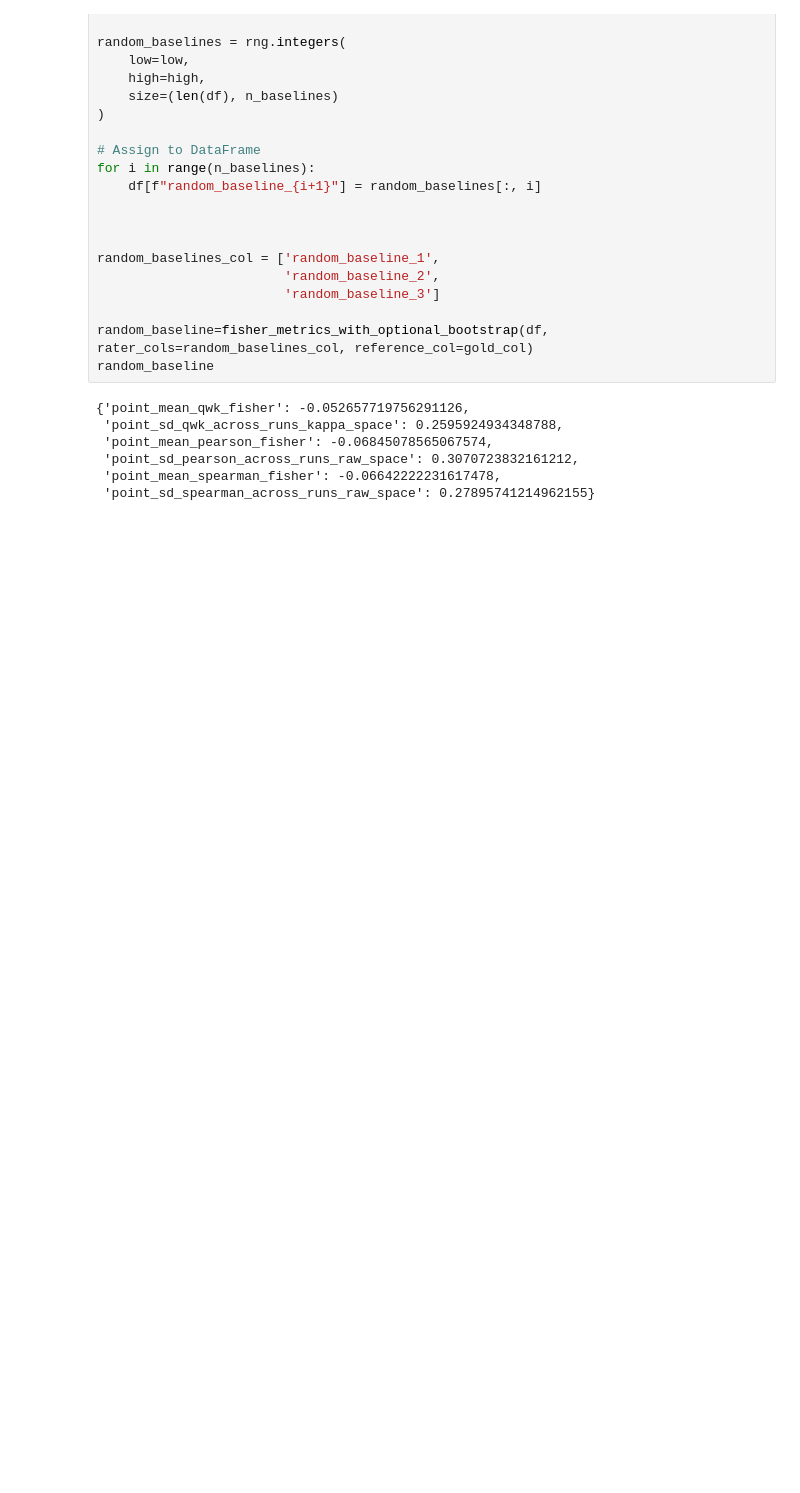
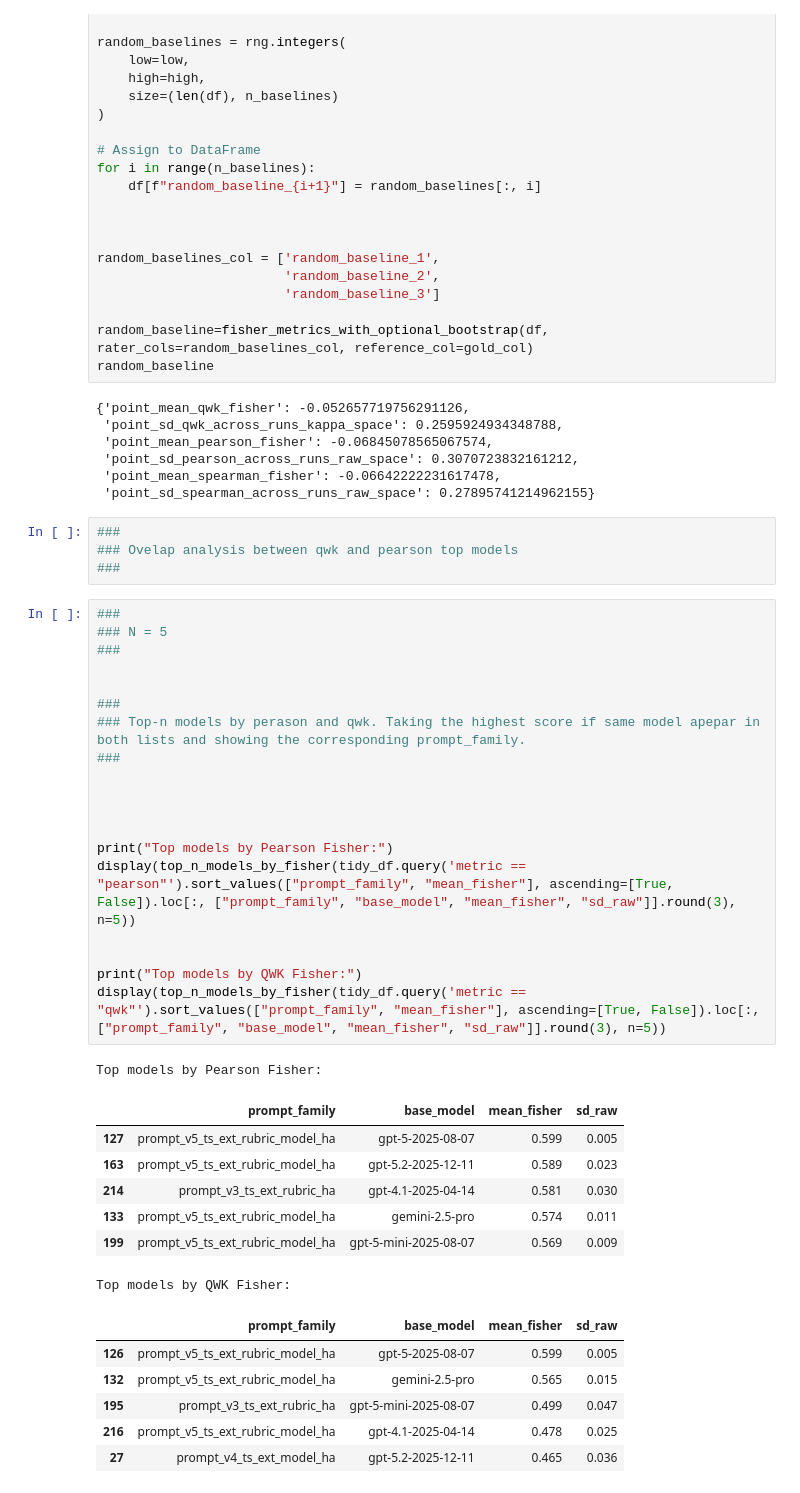
Before and after one commit to abdullahalzubaer/icail2026, a Jupyter notebook: code/analysis/criminal_law.ipynb, the cells around one changed output. Drawn from its saved outputs; the diff is of its cells as text; blank space fills up the shorter version.

```diff
--- a/code/analysis/criminal_law.ipynb
+++ b/code/analysis/criminal_law.ipynb
@@ -216,3 +216,41 @@ random_baseline
  'point_sd_pearson_across_runs_raw_space': 0.3070723832161212,
  'point_mean_spearman_fisher': -0.06642222231617478,
  'point_sd_spearman_across_runs_raw_space': 0.27895741214962155}
+# %%
+###
+### Ovelap analysis between qwk and pearson top models
+###
+# %%
+###
+### N = 5
+###
+
+
+###
+### Top-n models by perason and qwk. Taking the highest score if same model apepar in both lists and showing the corresponding prompt_family.
+###
+
+
+
+
+print("Top models by Pearson Fisher:")
+display(top_n_models_by_fisher(tidy_df.query('metric == "pearson"').sort_values(["prompt_family", "mean_fisher"], ascending=[True, False]).loc[:, ["prompt_family", "base_model", "mean_fisher", "sd_raw"]].round(3), n=5))
+
+
+print("Top models by QWK Fisher:")
+display(top_n_models_by_fisher(tidy_df.query('metric == "qwk"').sort_values(["prompt_family", "mean_fisher"], ascending=[True, False]).loc[:, ["prompt_family", "base_model", "mean_fisher", "sd_raw"]].round(3), n=5))
+# %% [output]
+Top models by Pearson Fisher:
+|  | prompt_family | base_model | mean_fisher | sd_raw |
+| 127 | prompt_v5_ts_ext_rubric_model_ha | gpt-5-2025-08-07 | 0.599 | 0.005 |
+| 163 | prompt_v5_ts_ext_rubric_model_ha | gpt-5.2-2025-12-11 | 0.589 | 0.023 |
+| 214 | prompt_v3_ts_ext_rubric_ha | gpt-4.1-2025-04-14 | 0.581 | 0.030 |
+| 133 | prompt_v5_ts_ext_rubric_model_ha | gemini-2.5-pro | 0.574 | 0.011 |
+| 199 | prompt_v5_ts_ext_rubric_model_ha | gpt-5-mini-2025-08-07 | 0.569 | 0.009 |
+Top models by QWK Fisher:
+|  | prompt_family | base_model | mean_fisher | sd_raw |
+| 126 | prompt_v5_ts_ext_rubric_model_ha | gpt-5-2025-08-07 | 0.599 | 0.005 |
+| 132 | prompt_v5_ts_ext_rubric_model_ha | gemini-2.5-pro | 0.565 | 0.015 |
+| 195 | prompt_v3_ts_ext_rubric_ha | gpt-5-mini-2025-08-07 | 0.499 | 0.047 |
+| 216 | prompt_v5_ts_ext_rubric_model_ha | gpt-4.1-2025-04-14 | 0.478 | 0.025 |
+| 27 | prompt_v4_ts_ext_model_ha | gpt-5.2-2025-12-11 | 0.465 | 0.036 |
```
Also changed, not shown: parts of 5 cells of this notebook, 3 other files.
